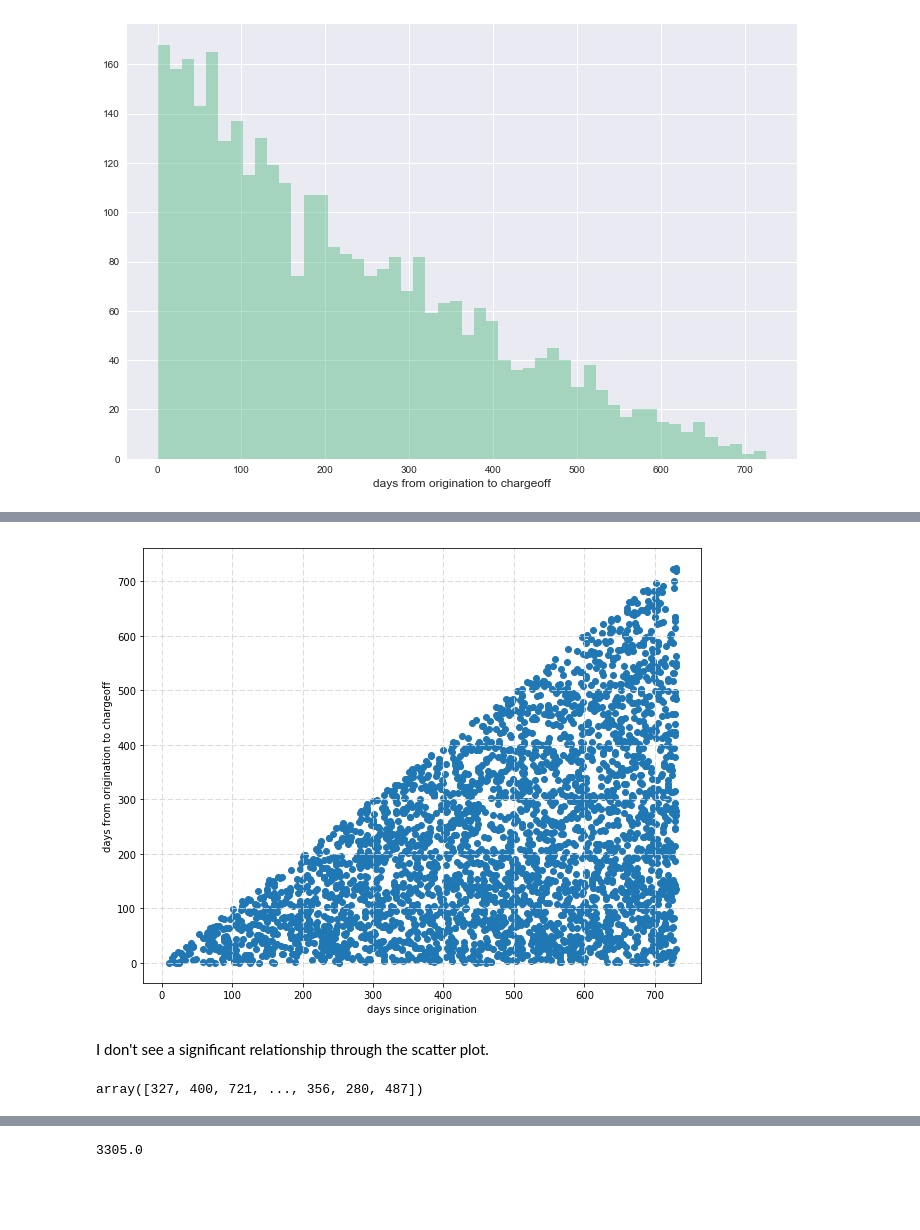
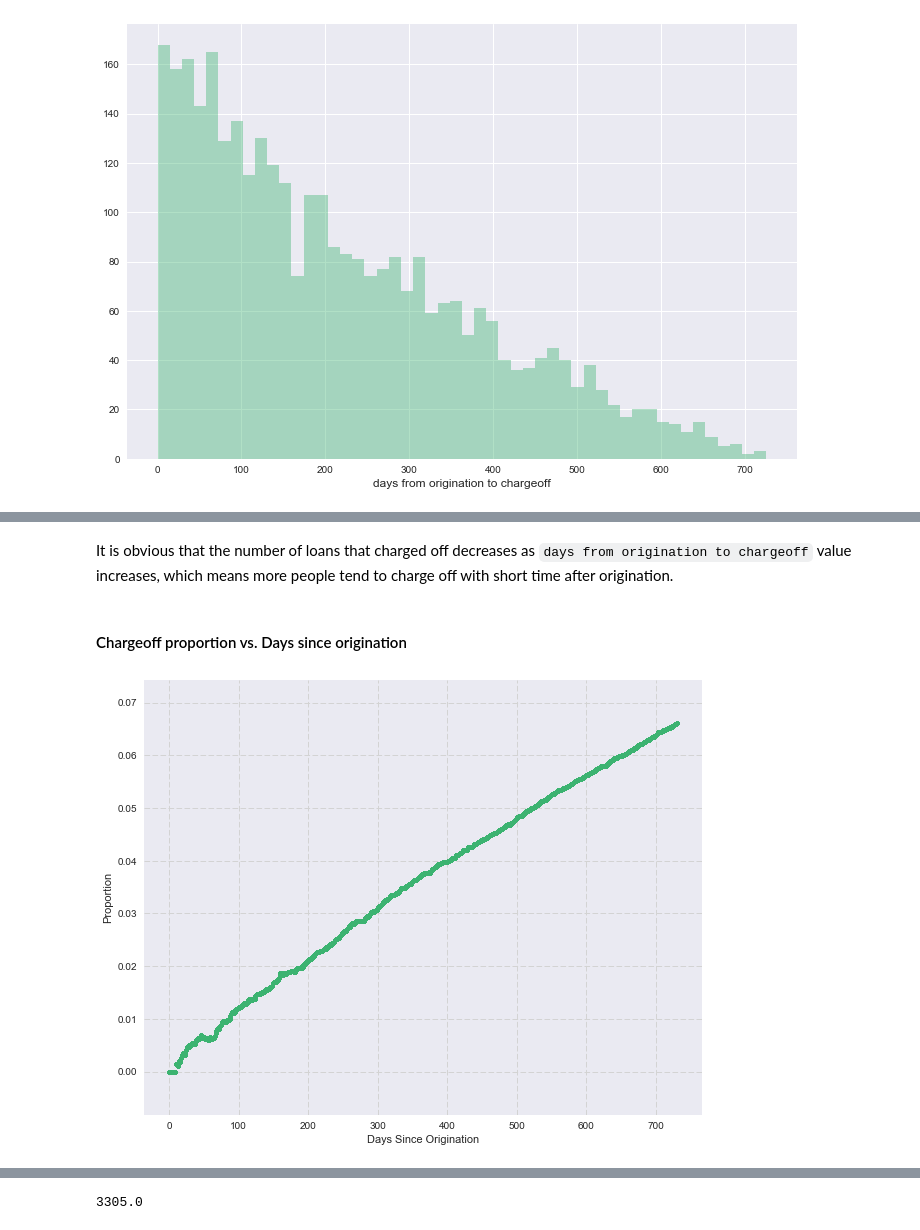
Before and after one commit to Richard-Hendricks/UIUC-Fall-2017, a Jupyter notebook: OA/Upstart Data Challenge - Yiming Gao.ipynb, the cells around one changed output, grey strips where cells are left out. Cells and saved outputs as stored; diff of their text form; code cells hidden in the pictures; blank space fills up the shorter version.

```diff
--- a/OA/Upstart Data Challenge - Yiming Gao.ipynb
+++ b/OA/Upstart Data Challenge - Yiming Gao.ipynb
@@ -36,3 +37,13 @@ data['chargeoff'] = np.where(data['days from origination to chargeoff'] >= 0, 1,
+# %%
+# new column
+data['chargeoff'] = np.where(data['days from origination to chargeoff'] >= 0, 1, 0)
+
+# another new column
+prop = []
+for index, row in data.iterrows():
+    prop.append(float(data[(data["days since origination"] <= row["days since origination"]) & (data["chargeoff"] == 1)].shape[0])/float(data[data["days since origination"] <= row["days since origination"]].shape[0]))
+
+data["prop"] = prop
 # %% [markdown]
 Now let's look at part of the dataset.
 # %%
@@ -81,18 +108,16 @@ plt.show()
+# %% [markdown]
+It is obvious that the number of loans that charged off decreases as `days from origination to chargeoff` value increases, which means more people tend to charge off with short time after origination.
+# %% [markdown]
+#### Chargeoff proportion vs. Days since origination
 # %%
 fig, ax = plt.subplots(figsize = (10, 8))
-x = data[data["chargeoff"] == 1]['days since origination']
-y = data[data["chargeoff"] == 1]["days from origination to chargeoff"]
-plt.scatter(x, y)
+x = data['days since origination']
+y = data['prop']
+plt.scatter(x, y, s = 15, color = "mediumseagreen")
 
-plt.xlabel('days since origination')
-plt.ylabel('days from origination to chargeoff')
+plt.xlabel('Days Since Origination')
+plt.ylabel('Proportion')
 plt.grid(color = 'lightgray', linestyle = '--')
 plt.show()
 # %% [output]
-[figure, old version]
+[figure, new version]
-# %% [markdown]
-I don't see a significant relationship through the scatter plot.
-# %%
-np.array(x)
-# %% [output]
-array([327, 400, 721, ..., 356, 280, 487])
```
Also changed, not shown: parts of 11 cells of this notebook.
